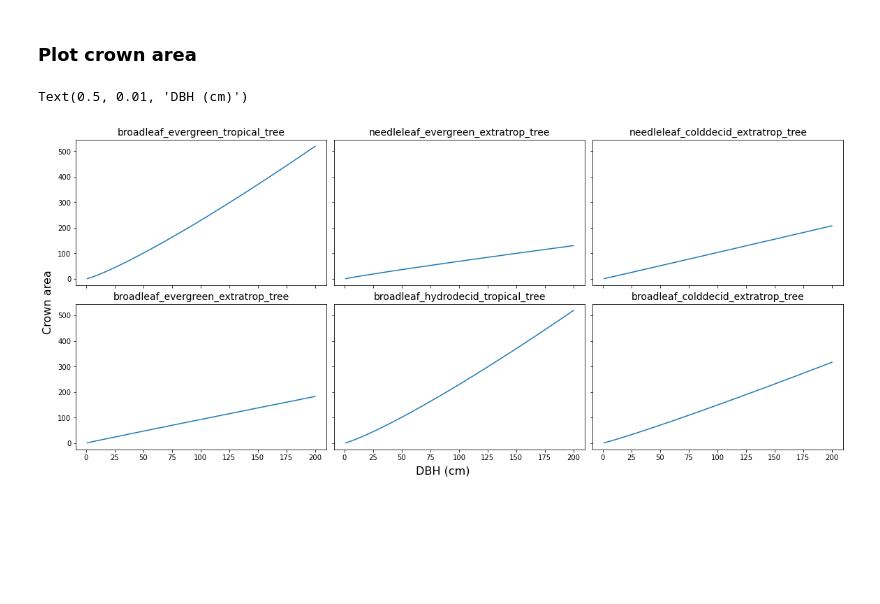
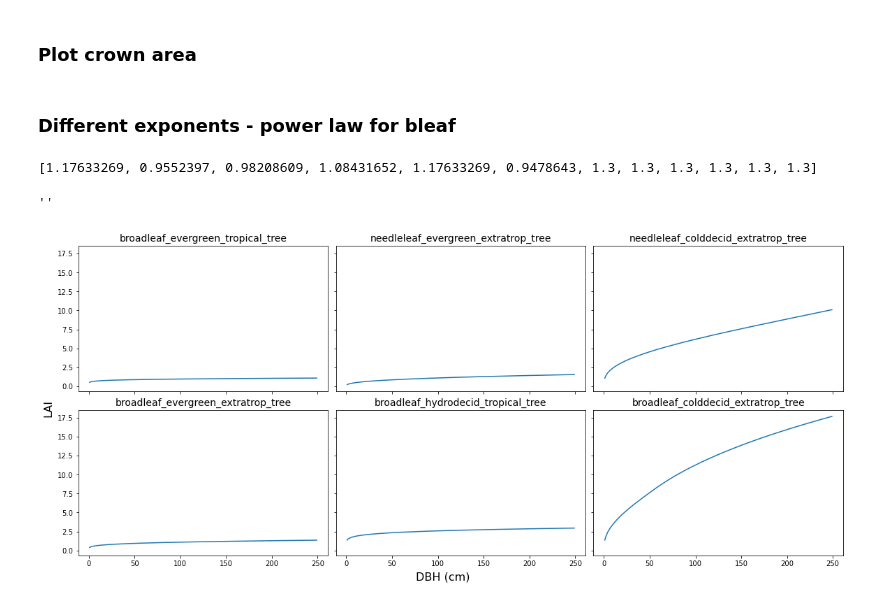
Before and after one commit to JessicaNeedham/FATES-plotting-scripts, a Jupyter notebook: LAI_calculations.ipynb, the cells around one changed output. Saved outputs shown, nothing was run; the diff lists cells and outputs as text; code cells hidden in the pictures; blank space fills up the shorter version.

```diff
--- a/LAI_calculations.ipynb
+++ b/LAI_calculations.ipynb
@@ -228,20 +216,62 @@ Text(0.5, 0.01, 'DBH (cm)')
 # %% [markdown]
 ### Plot crown area
 # %%
-fig2, axs = plt.subplots(nrows=2,ncols=3,
-                        figsize=(16,7), constrained_layout=True, sharex=True, sharey=True)
+# fig2, axs = plt.subplots(nrows=2,ncols=3,
+#                         figsize=(16,7), constrained_layout=True, sharex=True, sharey=True)
 
-axs = axs.flatten()
-
-dbh = np.linspace(1,200,200)
-
-for pf in range(0,6):
-    ca_curve = [d2ca(d, d2bl2[pf])  for  d  in dbh]
-    axs[pf].plot(dbh, ca_curve)
-    axs[pf].set_title(pftnames[pf], fontsize=14)
-
-fig2.supylabel('Crown area', fontsize=16)
-fig2.supxlabel('DBH (cm)', fontsize=16)
+# axs = axs.flatten()
+# dbh = np.linspace(1,200,200)
+# for pf in range(0,6):
+#     ca_curve = [d2ca(d, d2bl2[pf])  for  d  in dbh]
+#     axs[pf].plot(dbh, ca_curve)
+#     axs[pf].set_title(pftnames[pf], fontsize=14)
+# fig2.supylabel('Crown area', fontsize=16)
+# fig2.supxlabel('DBH (cm)', fontsize=16)
-# %% [output]
-Text(0.5, 0.01, 'DBH (cm)')
-[figure, removed]
+# %% [markdown]
+### Different exponents - power law  for bleaf
+# %%
+wood_density = [0.548327, 0.442350, 0.454845, 0.754336, 0.548327, 0.566452, 0.7, 0.7, 0.7, 0.7, 0.7, 0.7]
+vcmax25top  = [57.5, 34.1, 33.15, 33.55, 28.7, 31.9, 71.3, 62.1, 37.8, 42.9, 31.2, 78]
+nitr_stoich  = [0.033, 0.029, 0.04, 0.033, 0.04, 0.04, 0.033, 0.04, 0.04, 0.04, 0.04, 0.04]
+slatop = [0.0144, 0.006, 0.0288, 0.0108, 0.036, 0.036, 0.0144, 0.036, 0.036, 0.036, 0.036, 0.03]
+slamax= [0.0954, 0.0954, 0.0954, 0.0954, 0.0954, 0.0954, 0.012, 0.03, 0.03, 0.03, 0.03, 0.03]
+lnc_top =  [a / b for a,  b  in  zip(nitr_stoich,  slatop)]
+umolC_to_kgC = 12.0e-9
+g_per_kg = 1000.0
+d2bl1 = [0.07, 0.07, 0.07, 0.07, 0.07, 0.07, 0.07, 0.07, 0.07, 0.07, 0.07, 0.07]
+d2bl2 =[1.3, 1.3, 1.3, 1.3, 1.3, 1.3, 1.3, 1.3, 1.3, 1.3, 1.3, 1.3]
+blca_expnt_diff = [-0.12366731, -0.3447603, -0.31791391, -0.21568348, -0.12366731, -0.3521357, 0, 0, 0, 0, 0, 0]
+
+cap1 = [a+b for a,b in zip(d2bl2, blca_expnt_diff)]
+print(cap1)
+# %% [output]
+[1.17633269, 0.9552397, 0.98208609, 1.08431652, 1.17633269, 0.9478643, 1.3, 1.3, 1.3, 1.3, 1.3, 1.3]
+# %%
+fig2, axs = plt.subplots(nrows=2,ncols=3,
+                        figsize=(16,7), constrained_layout=True, sharex=True, sharey=True)
+
+axs = axs.flatten()
+
+# for each tree PFT calculate total vai
+for pf in range(0, 6) :
+
+    dbh = np.arange(1,250,1)
+
+    # calculate leaf carbon
+    leaf_c_curve = d2bleaf2(dbh, d2bl1[pf], d2bl2[pf])
+
+    # calculate crown area
+    ca_curve = d2ca(dbh, cap1[pf])
+
+    lai_curve = [tree_lai( leaf_c, c_area, vcmax25top[pf], slatop[pf], slamax[pf])
+             for leaf_c, c_area in zip(leaf_c_curve, ca_curve)]
+
+    axs[pf].plot(dbh, lai_curve)
+    axs[pf].set_title(pftnames[pf], fontsize=14)
+
+fig2.supylabel('LAI', fontsize=16)
+fig2.supxlabel('DBH (cm)', fontsize=16)
+;
+# %% [output]
+''
+[figure, added]
```
Also changed, not shown: parts of 10 cells of this notebook.
